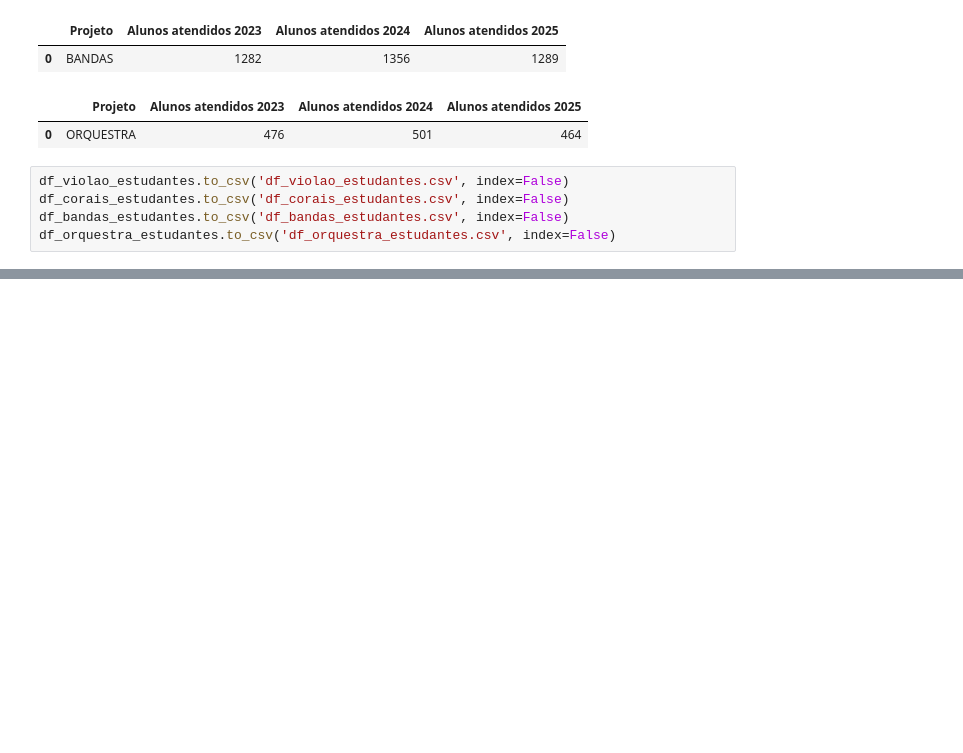
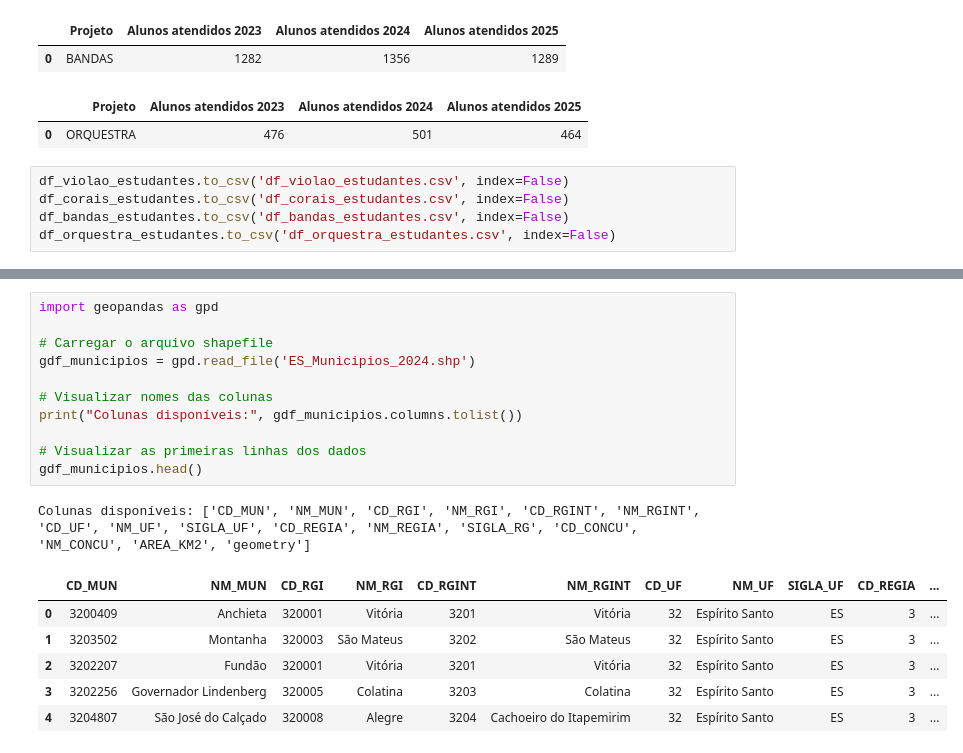
Before and after one commit to marcosguimaraes176/exerciciofinal-10-25, a Jupyter notebook: data/tratamento.ipynb, the cells around one changed output, grey strips where cells are left out. Cells and saved outputs as stored; diff of their text form; blank space fills up the shorter version.

```diff
--- a/data/tratamento.ipynb
+++ b/data/tratamento.ipynb
@@ -229,0 +272,19 @@ df_orquestra_estudantes.to_csv('df_orquestra_estudantes.csv', index=False)
+# %%
+import geopandas as gpd
+
+# Carregar o arquivo shapefile
+gdf_municipios = gpd.read_file('ES_Municipios_2024.shp')
+
+# Visualizar nomes das colunas
+print("Colunas disponíveis:", gdf_municipios.columns.tolist())
+
+# Visualizar as primeiras linhas dos dados
+gdf_municipios.head()
+# %% [output]
+Colunas disponíveis: ['CD_MUN', 'NM_MUN', 'CD_RGI', 'NM_RGI', 'CD_RGINT', 'NM_RGINT', 'CD_UF', 'NM_UF', 'SIGLA_UF', 'CD_REGIA', 'NM_REGIA', 'SIGLA_RG', 'CD_CONCU', 'NM_CONCU', 'AREA_KM2', 'geometry']
+|  | CD_MUN | NM_MUN | CD_RGI | NM_RGI | CD_RGINT | NM_RGINT | CD_UF | NM_UF | SIGLA_UF | CD_REGIA | ... |
+| 0 | 3200409 | Anchieta | 320001 | Vitória | 3201 | Vitória | 32 | Espírito Santo | ES | 3 | ... |
+| 1 | 3203502 | Montanha | 320003 | São Mateus | 3202 | São Mateus | 32 | Espírito Santo | ES | 3 | ... |
+| 2 | 3202207 | Fundão | 320001 | Vitória | 3201 | Vitória | 32 | Espírito Santo | ES | 3 | ... |
+| 3 | 3202256 | Governador Lindenberg | 320005 | Colatina | 3203 | Colatina | 32 | Espírito Santo | ES | 3 | ... |
+| 4 | 3204807 | São José do Calçado | 320008 | Alegre | 3204 | Cachoeiro do Itapemirim | 32 | Espírito Santo | ES | 3 | ... |
```
Also changed, not shown: parts of 2 cells of this notebook, 1 other file.
